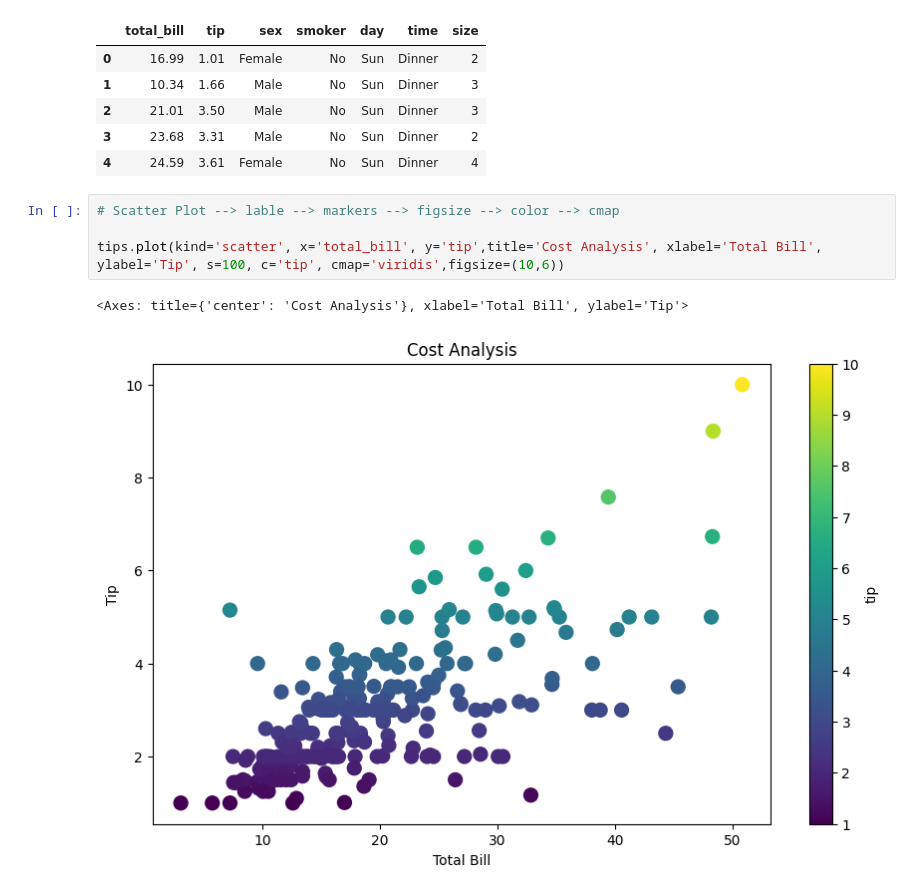
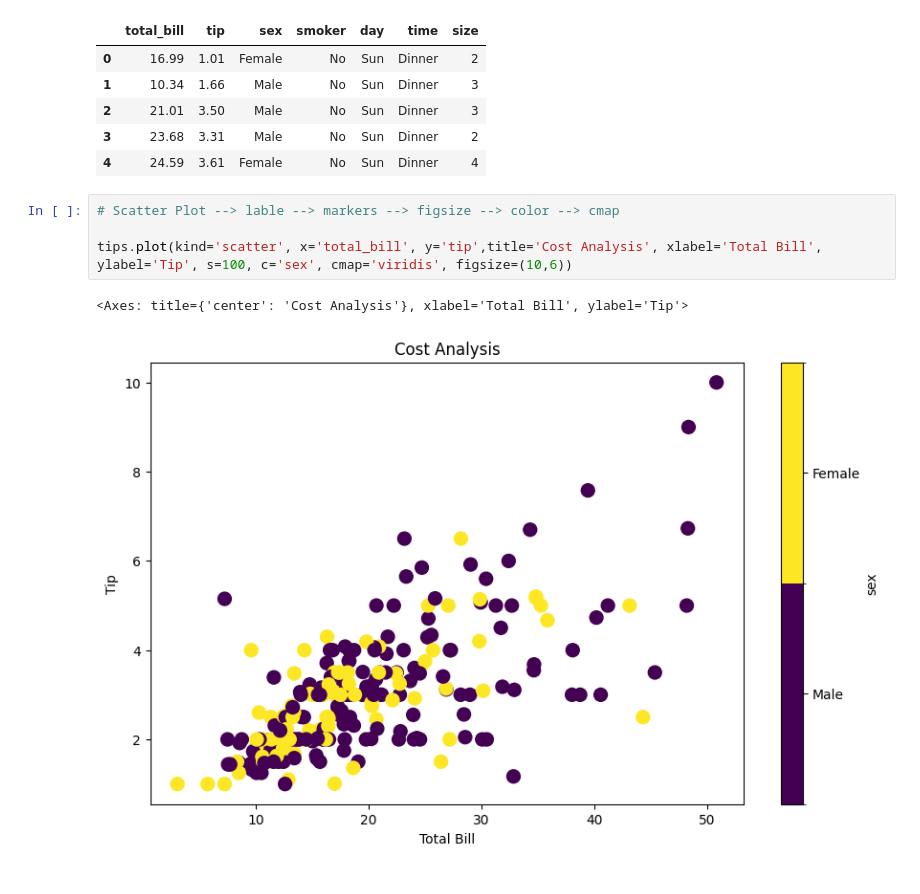
Before and after one commit to rahulkumar80026/Machine-Learning-Basic-to-Advanced, a Jupyter notebook: DataVisulization/2nd.ipynb, the cells around one changed output. Cells and saved outputs as stored; diff of their text form.

```diff
--- a/DataVisulization/2nd.ipynb
+++ b/DataVisulization/2nd.ipynb
@@ -330,7 +330,7 @@ tips.head()
 # %%
 # Scatter Plot --> lable --> markers --> figsize --> color --> cmap
 
-tips.plot(kind='scatter', x='total_bill', y='tip',title='Cost Analysis', xlabel='Total Bill', ylabel='Tip', s=100, c='tip', cmap='viridis',figsize=(10,6))
+tips.plot(kind='scatter', x='total_bill', y='tip',title='Cost Analysis', xlabel='Total Bill', ylabel='Tip', s=100, c='sex', cmap='viridis', figsize=(10,6))
 # %% [output]
 <Axes: title={'center': 'Cost Analysis'}, xlabel='Total Bill', ylabel='Tip'>
-[figure, old version]
+[figure, new version]
```
Also changed, not shown: parts of 12 cells of this notebook.
